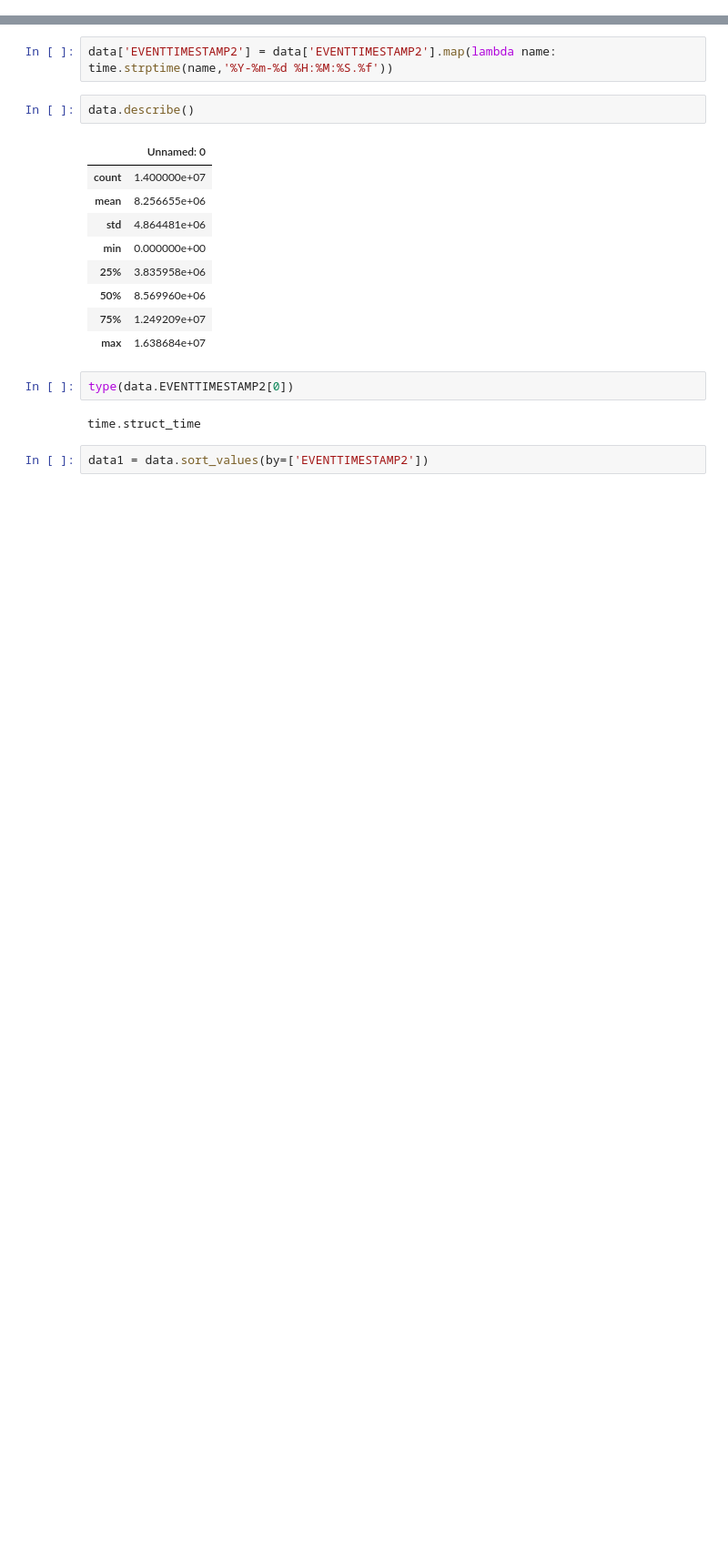
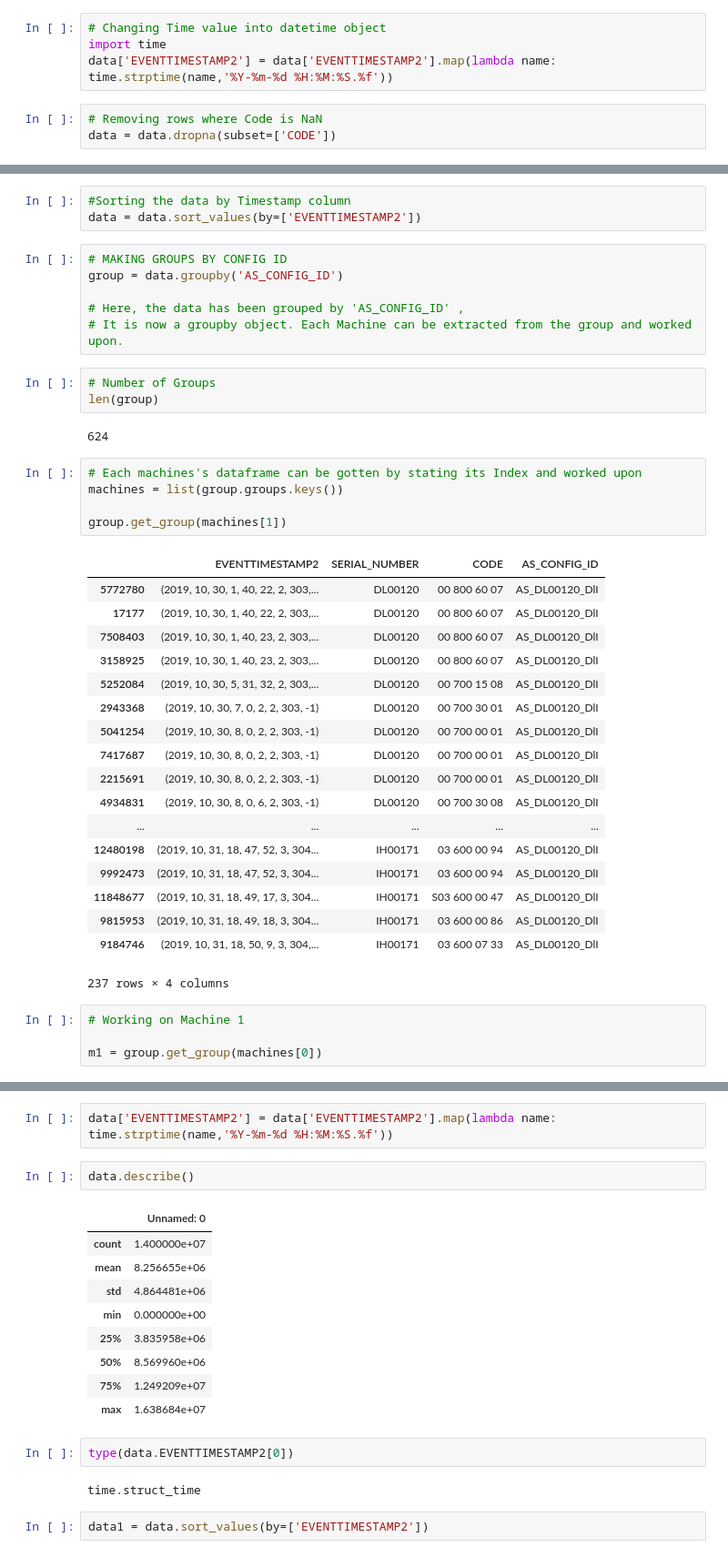
Before and after one commit to shivamt92/Siemens_Project, a Jupyter notebook: Siemens Project- Preprocessing.ipynb, the cells around one changed output, grey strips where cells are left out. Shown at 91% size. Saved outputs shown, nothing was run; the diff lists cells and outputs as text; blank space fills up the shorter version.

```diff
--- a/Siemens Project.ipynb
+++ b/Siemens Project- Preprocessing.ipynb
@@ -26,0 +25,7 @@ data.describee
+# %%
+# Changing Time value into datetime object
+import time
+data['EVENTTIMESTAMP2'] = data['EVENTTIMESTAMP2'].map(lambda name: time.strptime(name,'%Y-%m-%d %H:%M:%S.%f'))
+# %%
+# Removing rows where Code is NaN
+data = data.dropna(subset=['CODE'])
@@ -26,0 +40,42 @@ data.describee
+# %%
+#Sorting the data by Timestamp column
+data = data.sort_values(by=['EVENTTIMESTAMP2'])
+# %%
+# MAKING GROUPS BY CONFIG ID
+group = data.groupby('AS_CONFIG_ID')
+
+# Here, the data has been grouped by 'AS_CONFIG_ID' ,
+# It is now a groupby object. Each Machine can be extracted from the group and worked upon.
+# %%
+# Number of Groups
+len(group)
+# %% [output]
+624
+# %%
+# Each machines's dataframe can be gotten by stating its Index and worked upon
+machines = list(group.groups.keys())
+
+group.get_group(machines[1])
+# %% [output]
+|  | EVENTTIMESTAMP2 | SERIAL_NUMBER | CODE | AS_CONFIG_ID |
+| 5772780 | (2019, 10, 30, 1, 40, 22, 2, 303,... | DL00120 | 00 800 60 07 | AS_DL00120_DlI |
+| 17177 | (2019, 10, 30, 1, 40, 22, 2, 303,... | DL00120 | 00 800 60 07 | AS_DL00120_DlI |
+| 7508403 | (2019, 10, 30, 1, 40, 23, 2, 303,... | DL00120 | 00 800 60 07 | AS_DL00120_DlI |
+| 3158925 | (2019, 10, 30, 1, 40, 23, 2, 303,... | DL00120 | 00 800 60 07 | AS_DL00120_DlI |
+| 5252084 | (2019, 10, 30, 5, 31, 32, 2, 303,... | DL00120 | 00 700 15 08 | AS_DL00120_DlI |
+| 2943368 | (2019, 10, 30, 7, 0, 2, 2, 303, -1) | DL00120 | 00 700 30 01 | AS_DL00120_DlI |
+| 5041254 | (2019, 10, 30, 8, 0, 2, 2, 303, -1) | DL00120 | 00 700 00 01 | AS_DL00120_DlI |
+| 7417687 | (2019, 10, 30, 8, 0, 2, 2, 303, -1) | DL00120 | 00 700 00 01 | AS_DL00120_DlI |
+| 2215691 | (2019, 10, 30, 8, 0, 2, 2, 303, -1) | DL00120 | 00 700 00 01 | AS_DL00120_DlI |
+| 4934831 | (2019, 10, 30, 8, 0, 6, 2, 303, -1) | DL00120 | 00 700 30 08 | AS_DL00120_DlI |
+| ... | ... | ... | ... | ... |
+| 12480198 | (2019, 10, 31, 18, 47, 52, 3, 304... | IH00171 | 03 600 00 94 | AS_DL00120_DlI |
+| 9992473 | (2019, 10, 31, 18, 47, 52, 3, 304... | IH00171 | 03 600 00 94 | AS_DL00120_DlI |
+| 11848677 | (2019, 10, 31, 18, 49, 17, 3, 304... | IH00171 | S03 600 00 47 | AS_DL00120_DlI |
+| 9815953 | (2019, 10, 31, 18, 49, 18, 3, 304... | IH00171 | 03 600 00 86 | AS_DL00120_DlI |
+| 9184746 | (2019, 10, 31, 18, 50, 9, 3, 304,... | IH00171 | 03 600 07 33 | AS_DL00120_DlI |
+237 rows × 4 columns
+# %%
+# Working on Machine 1
+
+m1 = group.get_group(machines[0])
```
Also changed, not shown: parts of 13 cells of this notebook, 1 other file.
